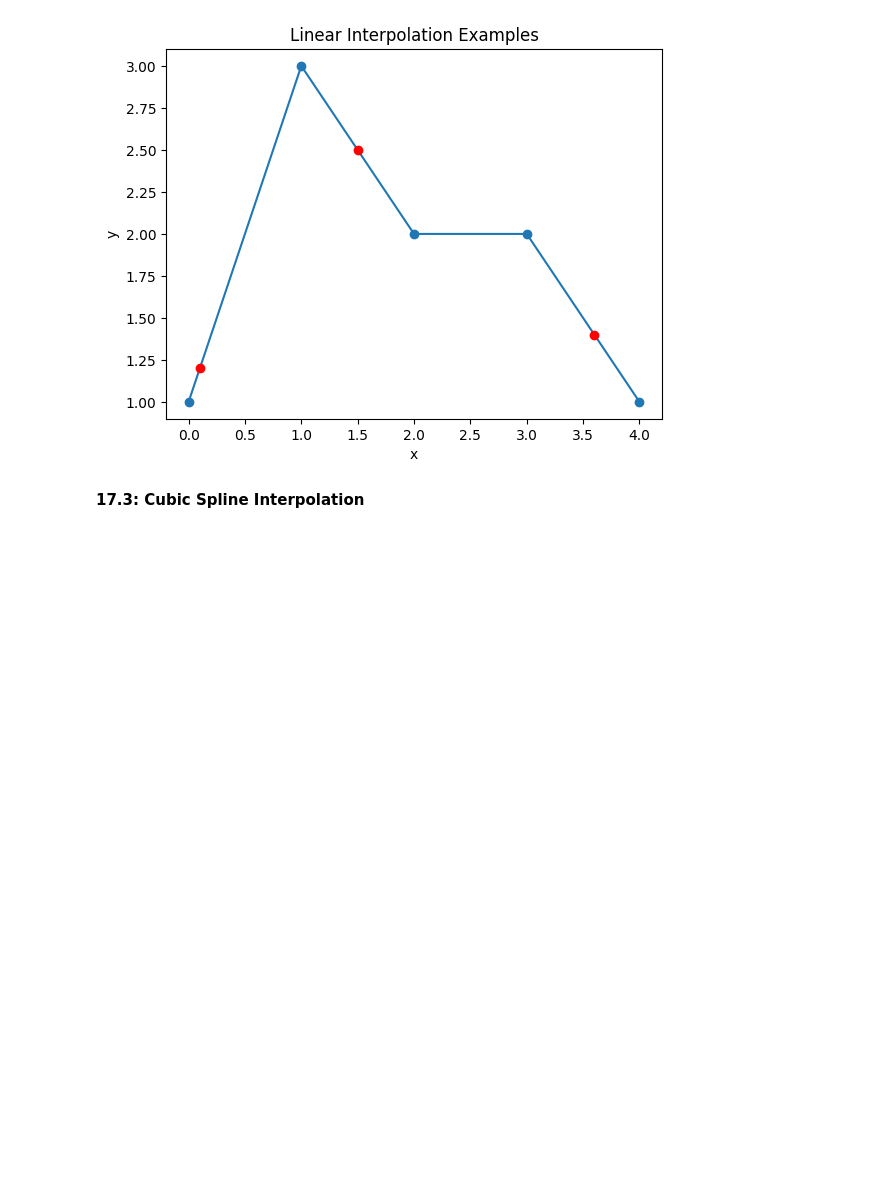
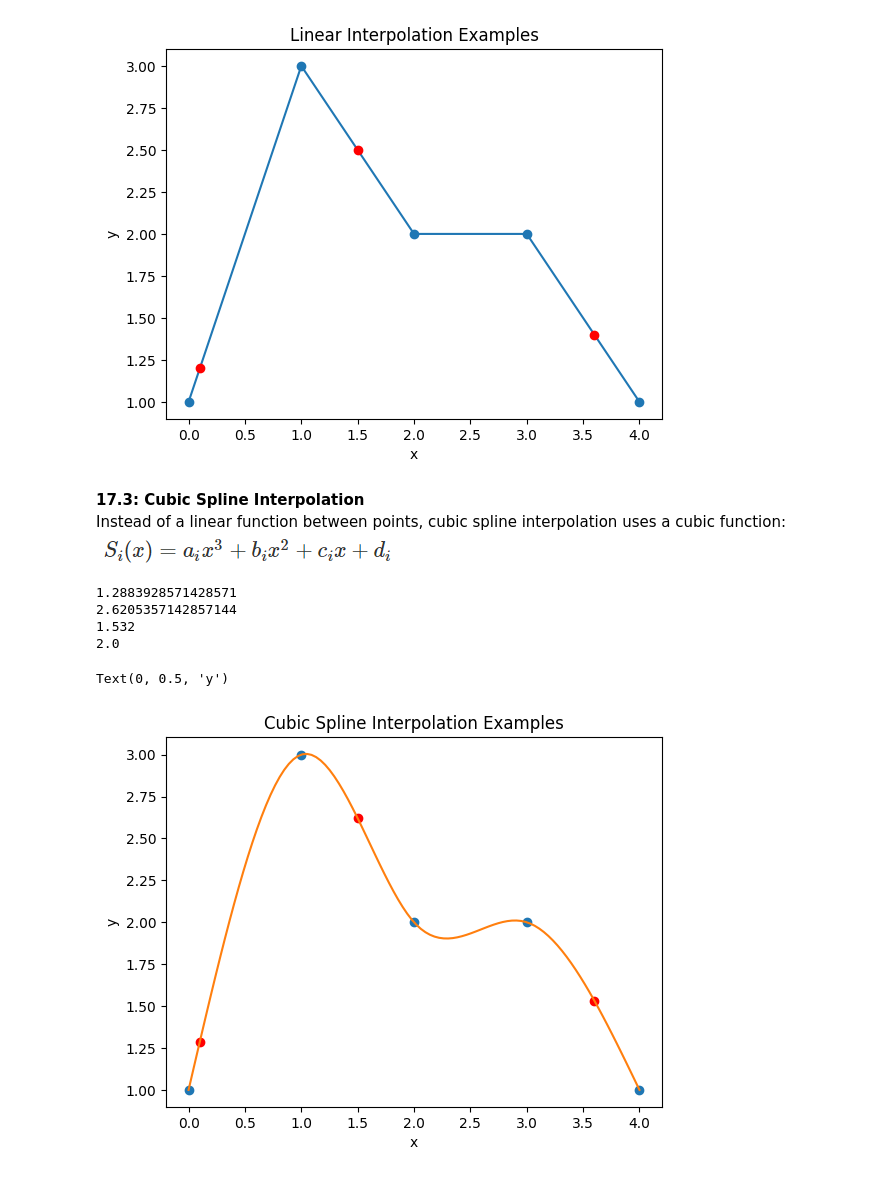
Before and after one commit to CalebaR/MAT-421, a Jupyter notebook: ModuleB1.ipynb, the cells around one changed output. Saved outputs shown, nothing was run; the diff lists cells and outputs as text; code cells hidden in the pictures; blank space fills up the shorter version.

```diff
--- a/ModuleB1.ipynb
+++ b/ModuleB1.ipynb
@@ -50,5 +50,47 @@ plt.ylabel('y')
 # %% [output]
 Text(0, 0.5, 'y')
 [figure]
-# %% [markdown]
-**17.3: Cubic Spline Interpolation**
+# %% [markdown]
+**17.3: Cubic Spline Interpolation**\
+Instead of a linear function between points, cubic spline interpolation uses a cubic function: ![image.png](embedded-picture-1)
+# %%
+from scipy.interpolate import CubicSpline
+import numpy as np
+
+x = [0, 1, 2, 3, 4]
+y = [1, 3, 2, 2, 1]
+
+#Using CubicSpline function to create cubic splines from data points
+#bc_type = 'natural' has the condition that the second derivatives at
+#the ends of the cubic spline are zero
+f = CubicSpline(x, y, bc_type='natural')
+
+print(f(0.1))
+print(f(1.5)) #We can see that that these interpolated values slightly differ
+print(f(3.6)) #from the linear interpolated values
+print(f(3)) #returns correct known y value
+# %% [output]
+1.2883928571428571
+2.6205357142857144
+1.532
+2.0
+# %%
+plt.plot(x,y,'o') #plotting original points
+
+plt.plot(0.1,f(0.1),'or')
+plt.plot(1.5,f(1.5),'or') #plotting various interpolated values
+plt.plot(3.6,f(3.6),'or')
+
+#This creates an array of 100 values between 0-4. It represents the all x values
+#between 0 and 4 needed for our data points and cubic splines
+x1 = np.linspace(0, 4, 100)
+
+y1 = f(x1) # since y = f(x)
+plt.plot(x1,y1)
+
+plt.title('Cubic Spline Interpolation Examples')
+plt.xlabel('x')
+plt.ylabel('y')
+# %% [output]
+Text(0, 0.5, 'y')
+[figure, added]
```
